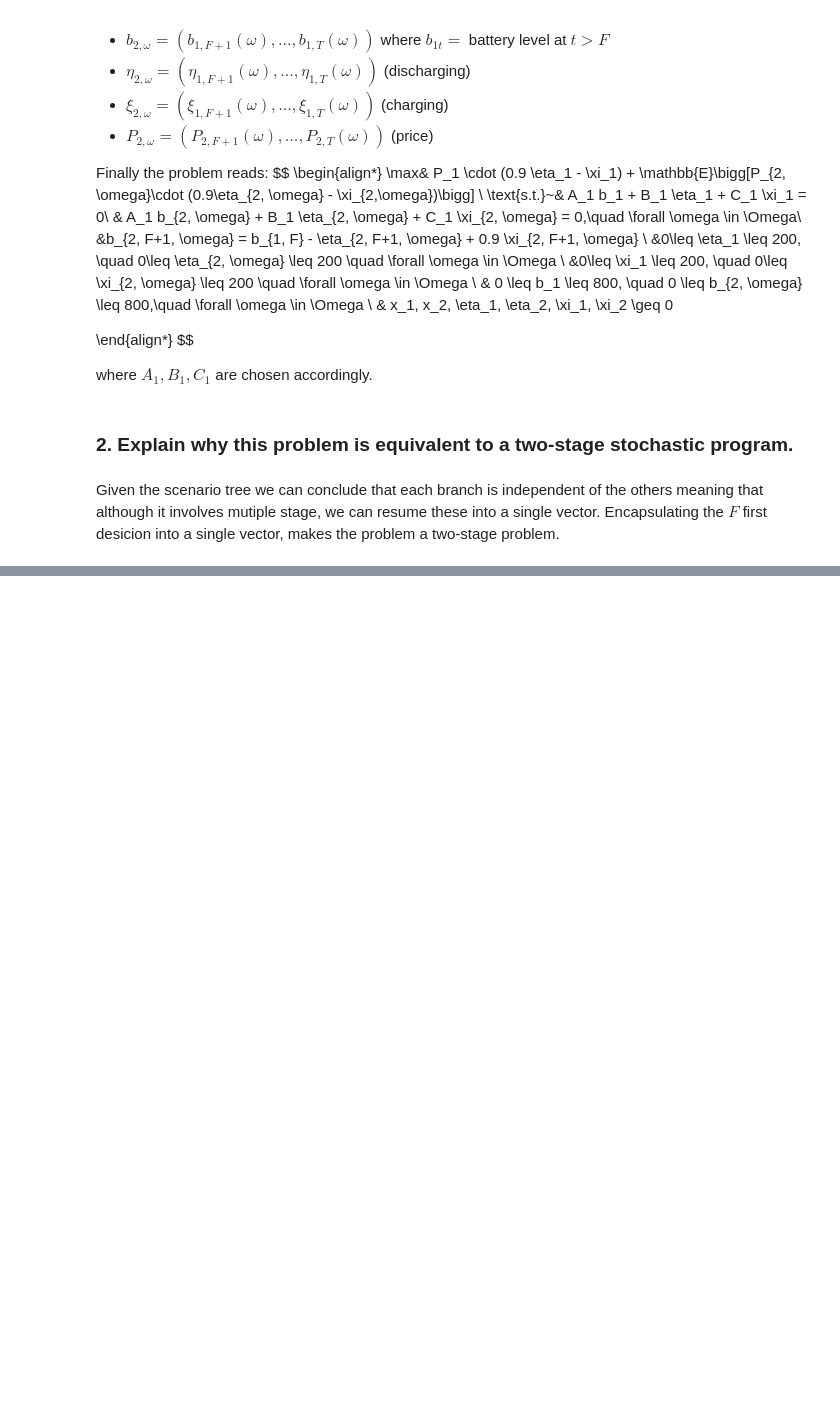
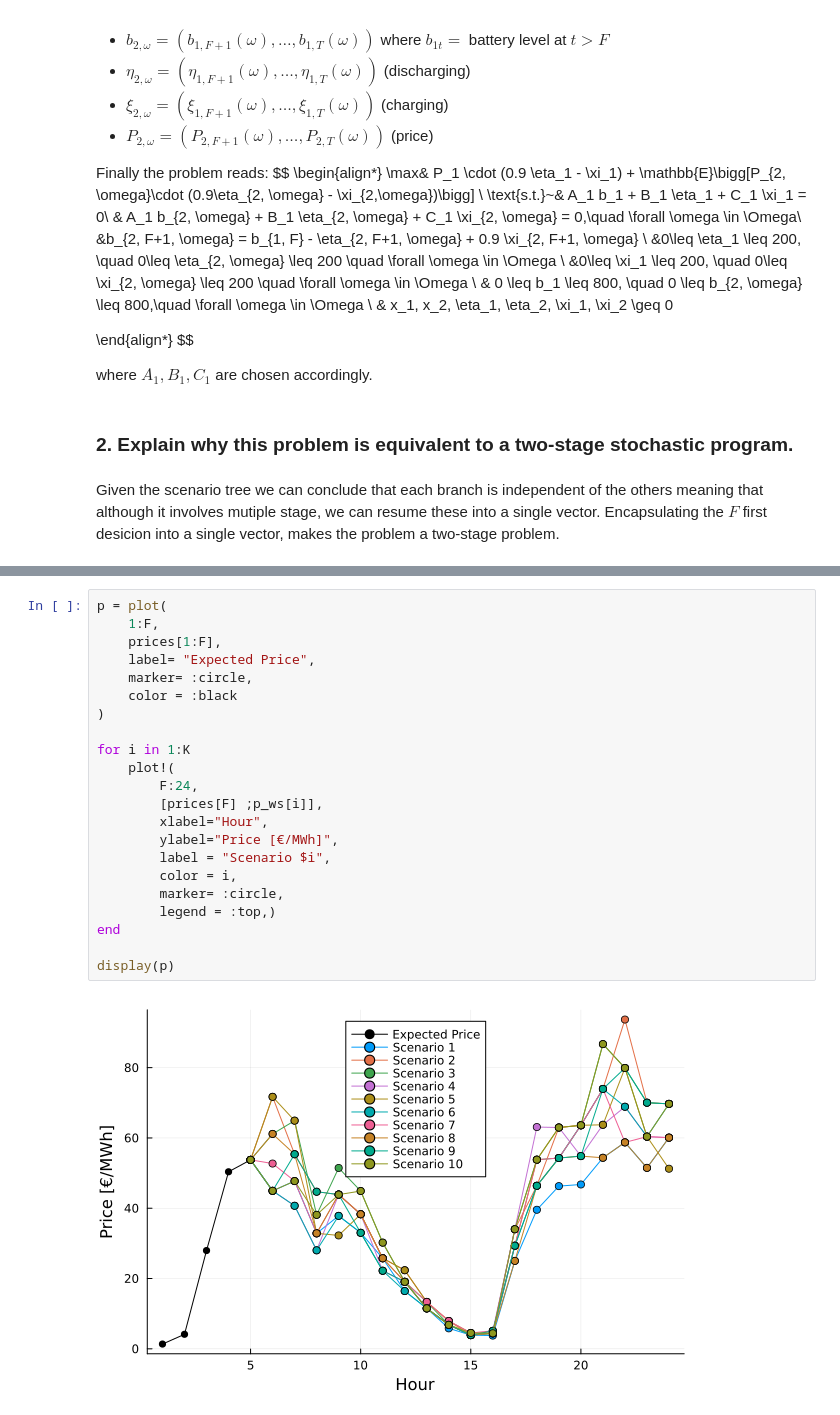
Before and after one commit to TheoHanon/Operational-Research, a Jupyter notebook: part2.ipynb, the cells around one changed output, grey strips where cells are left out. Cells and saved outputs as stored; diff of their text form; blank space fills up the shorter version.

```diff
--- a/part2.ipynb
+++ b/part2.ipynb
@@ -204,0 +247,24 @@ plot!(
+# %%
+p = plot(
+    1:F,
+    prices[1:F],
+    label= "Expected Price",
+    marker= :circle,
+    color = :black
+)
+
+for i in 1:K
+    plot!(
+        F:24,
+        [prices[F] ;p_ws[i]],
+        xlabel="Hour",
+        ylabel="Price [€/MWh]",
+        label = "Scenario $i",
+        color = i,
+        marker= :circle,
+        legend = :top,)
+end
+
+display(p)
+# %% [output]
+[figure, added]
```
Also changed, not shown: parts of 8 cells of this notebook, 2 other files.
